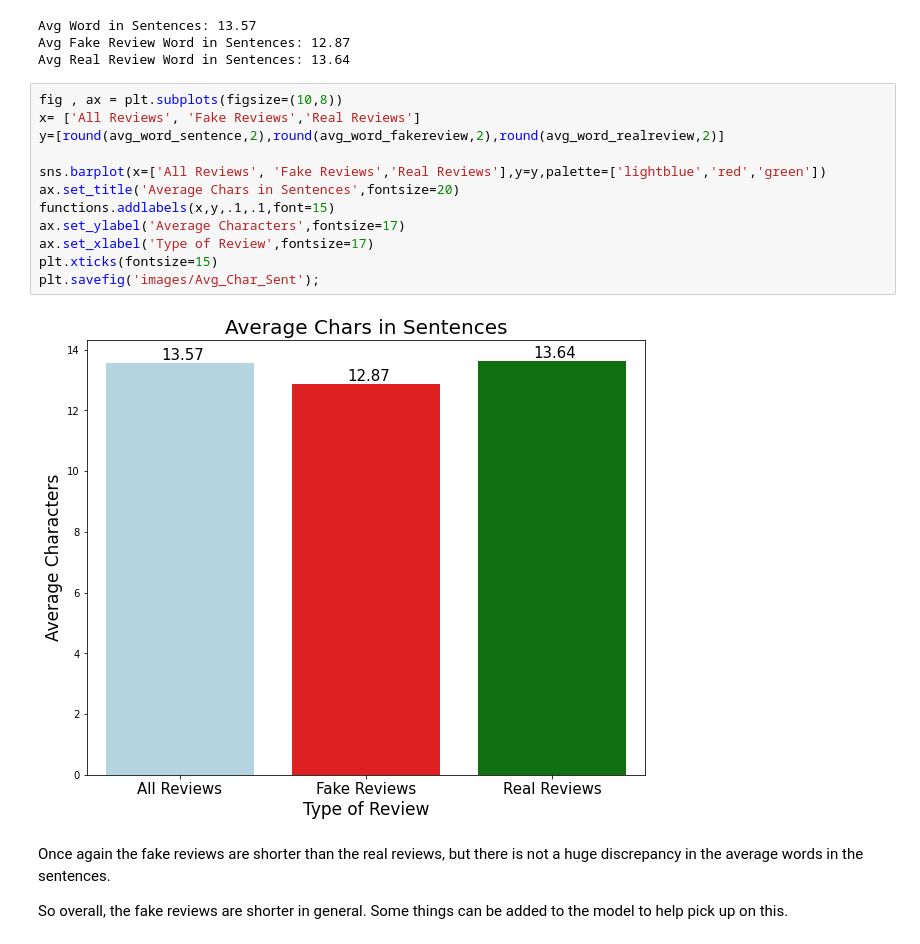
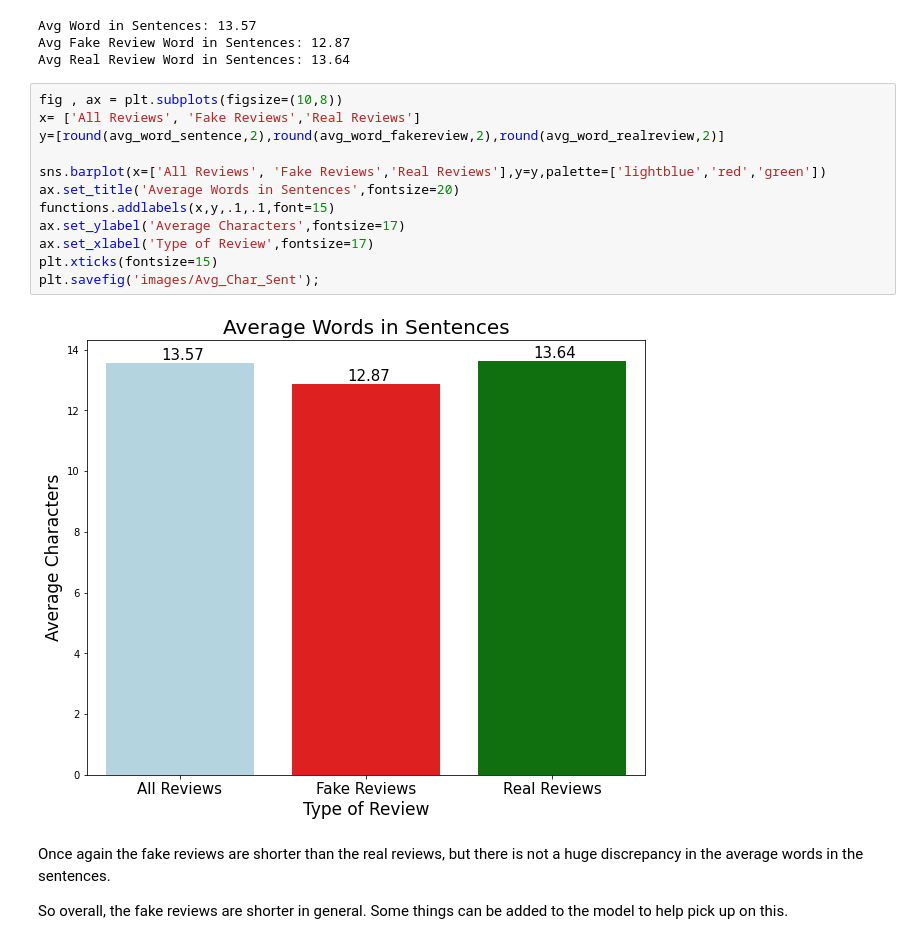
Before and after one commit to mmceld2/NLP_Fake_Reviews, a Jupyter notebook: Final_NB.ipynb, the cells around one changed output. Saved outputs shown, nothing was run; the diff lists cells and outputs as text.

```diff
--- a/Final_NB.ipynb
+++ b/Final_NB.ipynb
@@ -225,17 +225,17 @@ Avg Real Review Word in Sentences: 13.64
 # %%
 fig , ax = plt.subplots(figsize=(10,8))
 x= ['All Reviews', 'Fake Reviews','Real Reviews']
 y=[round(avg_word_sentence,2),round(avg_word_fakereview,2),round(avg_word_realreview,2)]
 
 sns.barplot(x=['All Reviews', 'Fake Reviews','Real Reviews'],y=y,palette=['lightblue','red','green'])
-ax.set_title('Average Chars in Sentences',fontsize=20)
+ax.set_title('Average Words in Sentences',fontsize=20)
 functions.addlabels(x,y,.1,.1,font=15)
 ax.set_ylabel('Average Characters',fontsize=17)
 ax.set_xlabel('Type of Review',fontsize=17)
 plt.xticks(fontsize=15)
 plt.savefig('images/Avg_Char_Sent');
 # %% [output]
-[figure, old version]
+[figure, new version]
 # %% [markdown]
 Once again the fake reviews are shorter than the real reviews, but there is not a huge discrepancy in the average words in the sentences.
 
```
Also changed, not shown: parts of 2 cells of this notebook, 2 other files.
